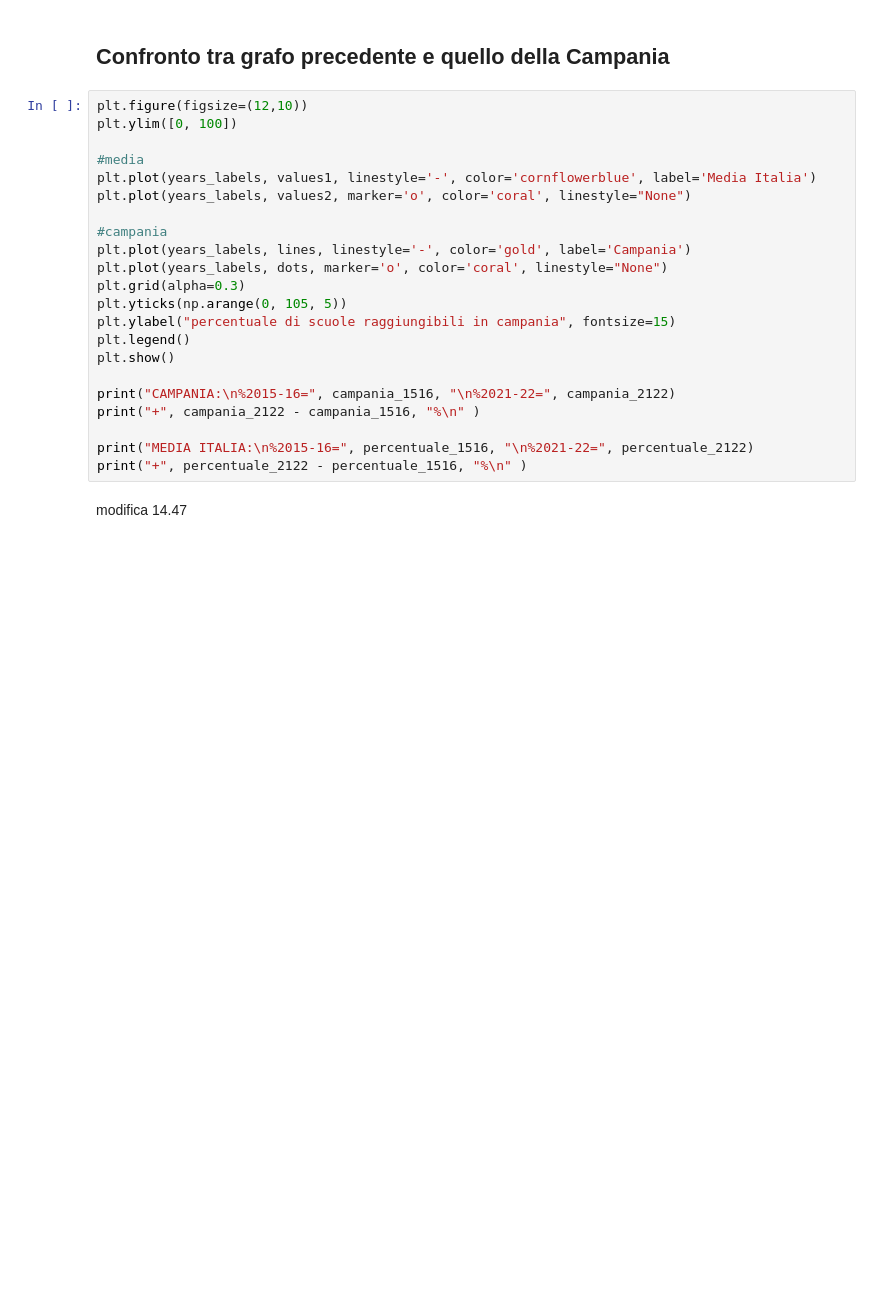
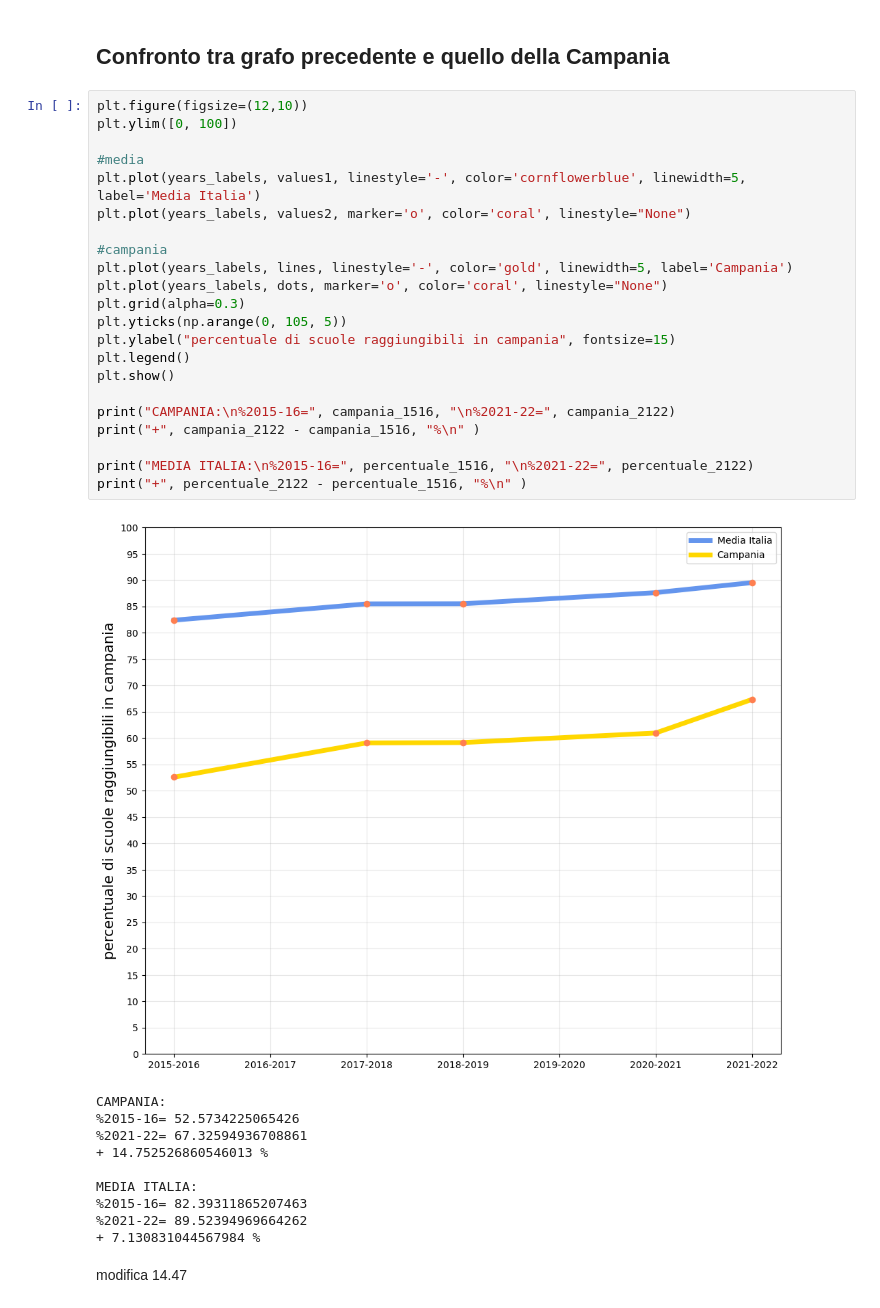
Before and after one commit to bolla99/datavis-project, a Jupyter notebook: raggiungibilità.ipynb, the cells around one changed output. Saved outputs shown, nothing was run; the diff lists cells and outputs as text; blank space fills up the shorter version.

```diff
--- a/raggiungibilità.ipynb
+++ b/raggiungibilità.ipynb
@@ -661,24 +665,35 @@ plt.show()
 # %%
 plt.figure(figsize=(12,10))
 plt.ylim([0, 100])
 
 #media
-plt.plot(years_labels, values1, linestyle='-', color='cornflowerblue', label='Media Italia')
+plt.plot(years_labels, values1, linestyle='-', color='cornflowerblue', linewidth=5, label='Media Italia')
 plt.plot(years_labels, values2, marker='o', color='coral', linestyle="None")
 
 #campania
-plt.plot(years_labels, lines, linestyle='-', color='gold', label='Campania')
+plt.plot(years_labels, lines, linestyle='-', color='gold', linewidth=5, label='Campania')
 plt.plot(years_labels, dots, marker='o', color='coral', linestyle="None")
 plt.grid(alpha=0.3)
 plt.yticks(np.arange(0, 105, 5))
 plt.ylabel("percentuale di scuole raggiungibili in campania", fontsize=15)
 plt.legend()
 plt.show()
 
 print("CAMPANIA:\n%2015-16=", campania_1516, "\n%2021-22=", campania_2122)
 print("+", campania_2122 - campania_1516, "%\n" )
 
 print("MEDIA ITALIA:\n%2015-16=", percentuale_1516, "\n%2021-22=", percentuale_2122)
 print("+", percentuale_2122 - percentuale_1516, "%\n" )
+# %% [output]
+[figure, added]
+CAMPANIA:
+%2015-16= 52.5734225065426
+%2021-22= 67.32594936708861
++ 14.752526860546013 %
+
+MEDIA ITALIA:
+%2015-16= 82.39311865207463
+%2021-22= 89.52394969664262
++ 7.130831044567984 %
 # %% [markdown]
 modifica 14.47
```
Also changed, not shown: parts of 9 cells of this notebook.
